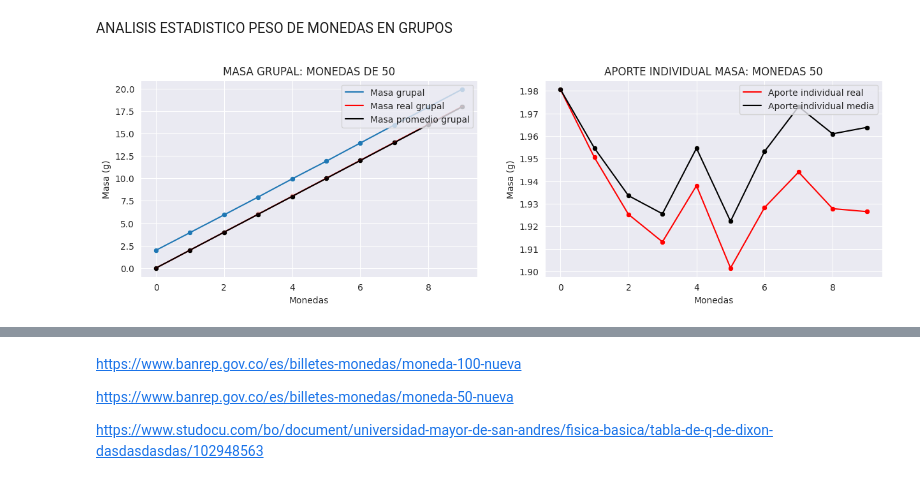
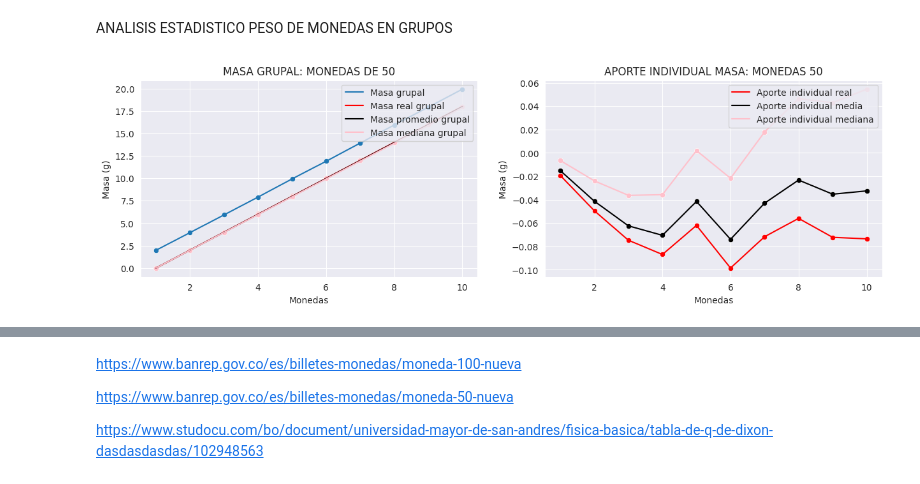
Before and after one commit to 317745/ANALISIS-MONEDAS-LABORATORIO-27-05-2026, a Jupyter notebook: laboratorio27_05_2026.ipynb, the cells around one changed output, grey strips where cells are left out. Drawn from its saved outputs; the diff is of its cells as text; code cells hidden in the pictures.

```diff
--- a/laboratorio27_05_2026.ipynb
+++ b/laboratorio27_05_2026.ipynb
@@ -56,0 +74,15 @@ desviacion_estandar_masa_moneda_100 = df_masa_monedas_individuales["monedas_100"
+# %%
+masa_real_moneda_50 = 2.0
+masa_promedio_moneda_50 = round(df_masa_monedas_individuales["monedas_50"].mean(), 4)
+masa_mediana_monedas_50 = round(df_masa_monedas_individuales["monedas_50"].median(), 4)
+rango_absoluto_moneda_50 = round(df_masa_monedas_individuales["monedas_50"].max() - df_masa_monedas_individuales["monedas_50"].min(), 4)
+rango_relativo_moneda_50 = round((rango_absoluto_moneda_50/masa_promedio_moneda_50)*100, 4)
+error_absoluto_moneda_50 = abs(masa_real_moneda_50 - masa_promedio_moneda_50)
+
+varianza_masa_moneda_50 = round(df_masa_monedas_individuales["monedas_50"].var(), 4)
+desviacion_estandar_masa_moneda_50 = round(df_masa_monedas_individuales["monedas_50"].std(), 4)
+desviacion_relativa_masa_moneda_50 = round((df_masa_monedas_individuales["monedas_50"].std()/masa_promedio_moneda_50)*100, 4)
+desviacion_absoluta_masa_moneda_50 = round((df_masa_monedas_individuales["monedas_50"] - masa_promedio_moneda_50).abs().mean(), 4)
+coeficiente_variacion_masa_moneda_50 = round((df_masa_monedas_individuales["monedas_50"].std()/masa_promedio_moneda_50)*100, 2)
+
+coeficiente_variacion_masa_moneda_50 = str(coeficiente_variacion_masa_moneda_50) + "%"
@@ -291,64 +484,81 @@ plt.show()
 # %% [markdown]
 ANALISIS ESTADISTICO PESO DE MONEDAS EN GRUPOS
+# %%
+eje_x_monedas_grupales = df_masa_monedas_grupo.index + 1
 # %%
 f, ax = plt.subplots(ncols=2, nrows=1, figsize=(15, 4))
 
 #--------------------------------SCATTERPLOT------------------------------------
-sns.scatterplot(x=df_masa_monedas_grupo.index, y="monedas_50",
+sns.scatterplot(x=eje_x_monedas_grupales, y="monedas_50",
                 data=df_masa_monedas_grupo, ax=ax[0])
-sns.lineplot(x=df_masa_monedas_grupo.index, y="monedas_50",
+sns.lineplot(x=eje_x_monedas_grupales, y="monedas_50",
              data=df_masa_monedas_grupo, ax=ax[0], label="Masa grupal")
 
-sns.scatterplot(x=df_masa_monedas_grupo.index,
+sns.scatterplot(x=eje_x_monedas_grupales,
                 y=[masa_real_moneda_50*i for i in df_masa_monedas_grupo.index],
                 data=df_masa_monedas_grupo, color="red", ax=ax[0])
-sns.lineplot(x=df_masa_monedas_grupo.index,
+sns.lineplot(x=eje_x_monedas_grupales,
              y=[masa_real_moneda_50*i for i in df_masa_monedas_grupo.index],
              data=df_masa_monedas_grupo, color="red", ax=ax[0], label="Masa real grupal")
 
-sns.scatterplot(x=df_masa_monedas_grupo.index,
+sns.scatterplot(x=eje_x_monedas_grupales,
                 y=[masa_promedio_moneda_50*i for i in df_masa_monedas_grupo.index],
                 data=df_masa_monedas_grupo, color="black", ax=ax[0])
-sns.lineplot(x=df_masa_monedas_grupo.index,
+sns.lineplot(x=eje_x_monedas_grupales,
              y=[masa_promedio_moneda_50*i for i in df_masa_monedas_grupo.index],
              data=df_masa_monedas_grupo, color="black", ax=ax[0], label="Masa promedio grupal")
 
+sns.scatterplot(x=eje_x_monedas_grupales,
+                y=[masa_promedio_moneda_50*i for i in df_masa_monedas_grupo.index],
+                data=df_masa_monedas_grupo, color="pink", ax=ax[0])
+sns.lineplot(x=eje_x_monedas_grupales,
+             y=[masa_mediana_monedas_50*i for i in df_masa_monedas_grupo.index],
+             data=df_masa_monedas_grupo, color="pink", ax=ax[0], label="Masa mediana grupal")
 
 ax[0].set_title("MASA GRUPAL: MONEDAS DE 50")
 ax[0].set_ylabel("Masa (g)")
 ax[0].set_xlabel("Monedas")
 
 ax[0].legend(loc="upper right")
 
 #----------------------SCATTERPLOT-DISTRIBUCION-APORTE-INDIVIDUAL---------------
 
 aporte_individual_real_moneda_50 = [
-            fila["monedas_50"] - (masa_real_moneda_50*(indice))
+            fila["monedas_50"] - (masa_real_moneda_50*(indice+1))
             for indice, fila in df_masa_monedas_grupo[["monedas_50"]].iterrows()
                                ]
-sns.scatterplot(x=df_masa_monedas_grupo.index, y = aporte_individual_real_moneda_50, color="red", ax=ax[1])
-sns.lineplot(x=df_masa_monedas_grupo.index, y = aporte_individual_real_moneda_50, color="red", ax=ax[1], label="Aporte individual real")
+sns.scatterplot(x=eje_x_monedas_grupales, y = aporte_individual_real_moneda_50, color="red", ax=ax[1])
+sns.lineplot(x=eje_x_monedas_grupales, y = aporte_individual_real_moneda_50, color="red", ax=ax[1], label="Aporte individual real")
 
 aporte_individual_media_moneda_50 = [
-            fila["monedas_50"] - (masa_promedio_moneda_50*(indice))
+            fila["monedas_50"] - (masa_promedio_moneda_50*(indice+1))
             for indice, fila in df_masa_monedas_grupo[["monedas_50"]].iterrows()
                                     ]
 
-sns.scatterplot(x=df_masa_monedas_grupo.index, y = aporte_individual_media_moneda_50, color="black", ax=ax[1])
-sns.lineplot(x=df_masa_monedas_grupo.index, y = aporte_individual_media_moneda_50, color="black", ax=ax[1], label="Aporte individual media")
+sns.scatterplot(x=eje_x_monedas_grupales, y = aporte_individual_media_moneda_50, color="black", ax=ax[1])
+sns.lineplot(x=eje_x_monedas_grupales, y = aporte_individual_media_moneda_50, color="black", ax=ax[1], label="Aporte individual media")
+
+aporte_individual_mediana_moneda_50 = [
+            fila["monedas_50"] - (masa_mediana_monedas_50*(indice+1))
+            for indice, fila in df_masa_monedas_grupo[["monedas_50"]].iterrows()
+                                    ]
+
+sns.scatterplot(x=eje_x_monedas_grupales, y = aporte_individual_mediana_moneda_50, color="pink", ax=ax[1])
+sns.lineplot(x=eje_x_monedas_grupales, y = aporte_individual_mediana_moneda_50, color="pink", ax=ax[1], label="Aporte individual mediana")
+
 
 ax[1].set_title("APORTE INDIVIDUAL MASA: MONEDAS 50")
 ax[1].set_ylabel("Masa (g)")
 ax[1].set_xlabel("Monedas")
 
 ax[1].legend(loc="upper right")
 
 
 sns.set_style("darkgrid")
 
 plt.show()
 # %% [output]
-[figure, old version]
+[figure, new version]
 # %%
 f, ax = plt.subplots(ncols=2, nrows=1, figsize=(15, 4))
 
```
Also changed, not shown: parts of 23 cells of this notebook.
